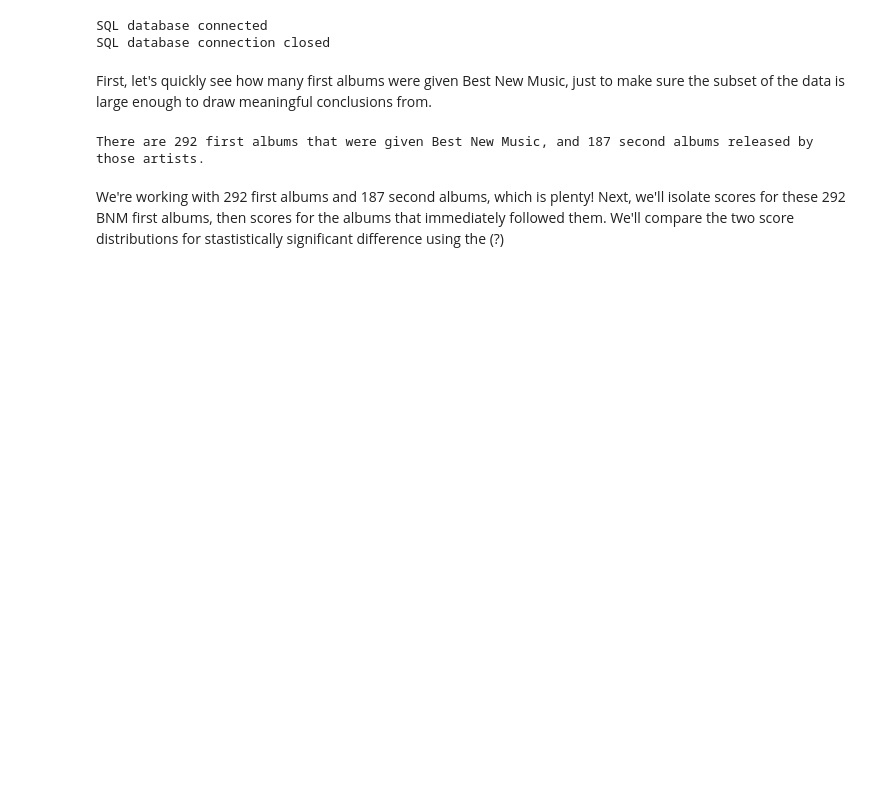
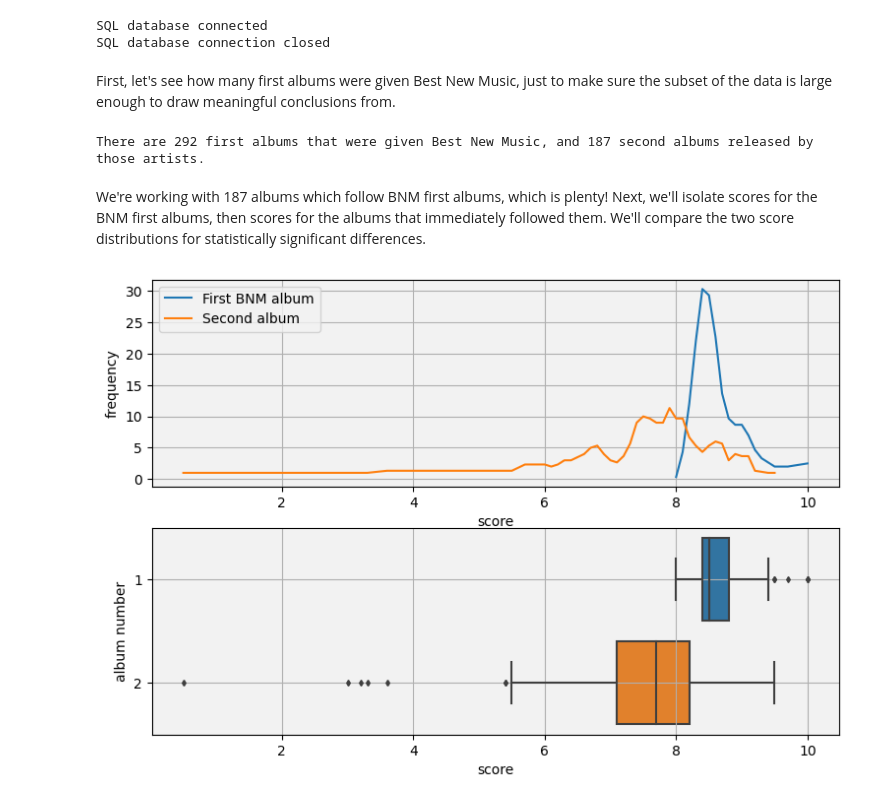
Before and after one commit to kevinl050312/Pitchfork-reviews-analysis, a Jupyter notebook: second-album-syndrome.ipynb, the cells around one changed output. Saved outputs shown, nothing was run; the diff lists cells and outputs as text; code cells hidden in the pictures; blank space fills up the shorter version.

```diff
--- a/second-album-syndrome.ipynb
+++ b/second-album-syndrome.ipynb
@@ -34,25 +36,59 @@ print('SQL database connection closed')
 SQL database connected
 SQL database connection closed
 # %% [markdown]
-First, let's quickly see how many first albums were given Best New Music, just to make sure the subset of the data is large enough to draw meaningful conclusions from.
+First, let's see how many first albums were given Best New Music, just to make sure the subset of the data is large enough to draw meaningful conclusions from.
 # %%
 reviews_nlabeled = reviews.copy() # review dataframe, augmented with each review's 'number' i.e. its chronology in releasing artist's discography
 
+# remove the 'various artists' artist, since they'll have a huge number of releases
+reviews_nlabeled = reviews_nlabeled[reviews_nlabeled.artist != 'various artists']
+
 # add review number per artist
 for a, rows in reviews_nlabeled.groupby('artist'):
-    values = list(reversed(range(1, rows.shape[0]+1))) #
+    values = list(reversed(range(1, rows.shape[0]+1)))
     reviews_nlabeled.at[rows.index, 'number'] = values
 
 reviews_nlabeled.number = reviews_nlabeled.number.astype(int)
 # %%
-first = reviews_nlabeled.loc[(reviews_nlabeled.best_new_music) & (reviews_nlabeled.number == 1)]    # first albums which are also bnm
+first = reviews_nlabeled.loc[(reviews_nlabeled.best_new_music) & (reviews_nlabeled.number == 1)]    # first albums which are bnm
 second = reviews_nlabeled.loc[(reviews_nlabeled.artist.isin(first.artist)) & (reviews_nlabeled.number == 2)]    # second albums from artists whose first albums were bnm
 
 print('There are ' + str(first.shape[0])
       + ' first albums that were given Best New Music, and '
       + str(second.shape[0]) + ' second albums released by those artists.')
+
+first = first.loc[first.artist.isin(second.artist)]
 # %% [output]
 There are 292 first albums that were given Best New Music, and 187 second albums released by those artists.
 # %% [markdown]
-We're working with 292 first albums and 187 second albums, which is plenty!
-Next, we'll isolate scores for these 292 BNM first albums, then scores for the albums that immediately followed them. We'll compare the two score distributions for stastistically significant difference using the (?)
+We're working with 187 albums which follow BNM first albums, which is plenty!
+Next, we'll isolate scores for the BNM first albums, then scores for the albums that immediately followed them. We'll compare the two score distributions for statistically significant differences.
+# %%
+# pre-plotting data reshaping
+# line plot:
+temp_f = first.groupby(['score']).number
+f = temp_f.agg(['count']).reset_index()
+temp_s = second.groupby(['score']).number
+s = temp_s.agg(['count']).reset_index()
+f['count'] = savgol_filter(f['count'], 3, 1)
+s['count'] = savgol_filter(s['count'], 3, 1)
+
+# boxplot
+ids = list(first.reviewid) + list(second.reviewid)
+temp_b = reviews_nlabeled[reviews_nlabeled['reviewid'].isin(ids)]
+# %%
+fig, ax = plt.subplots(2, figsize = (9,6))
+
+# line plot
+ax[0].plot(f['score'], f['count'], label = 'First BNM album')
+ax[0].plot(s['score'], s['count'], label = 'Second album')
+ax[0].legend(loc = 'best')
+ax[0].set(xlabel='score', ylabel='frequency')
+ax[0].grid()
+
+# boxplot
+sns.boxplot(data=temp_b, x='score', y='number', ax=ax[1], orient='h', fliersize=3)
+ax[1].set(ylabel='album number')
+ax[1].grid()
+# %% [output]
+[figure, added]
```
Also changed, not shown: parts of 5 cells of this notebook.
